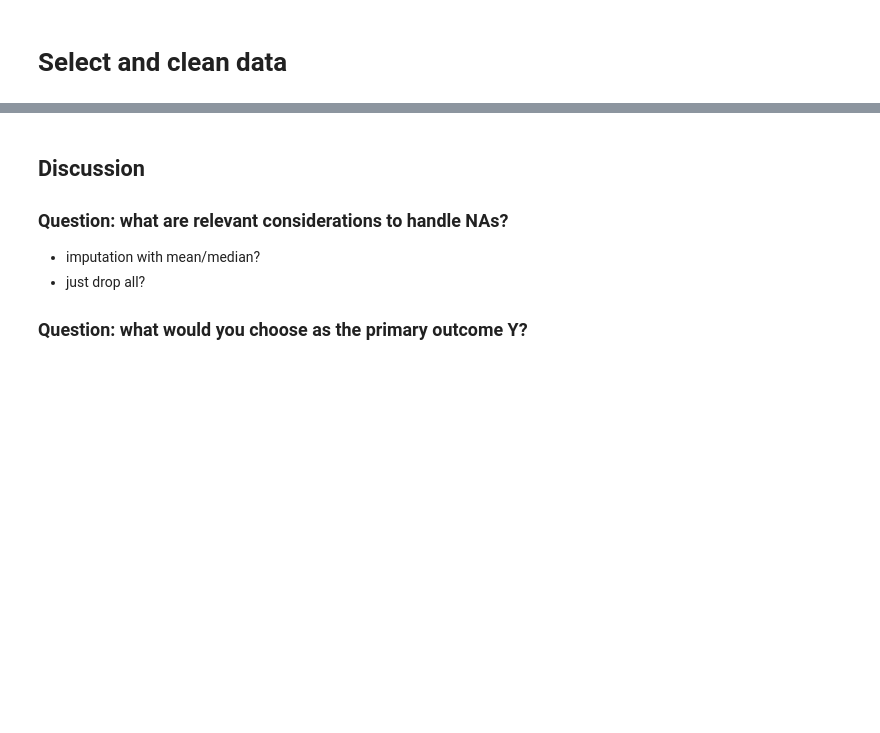
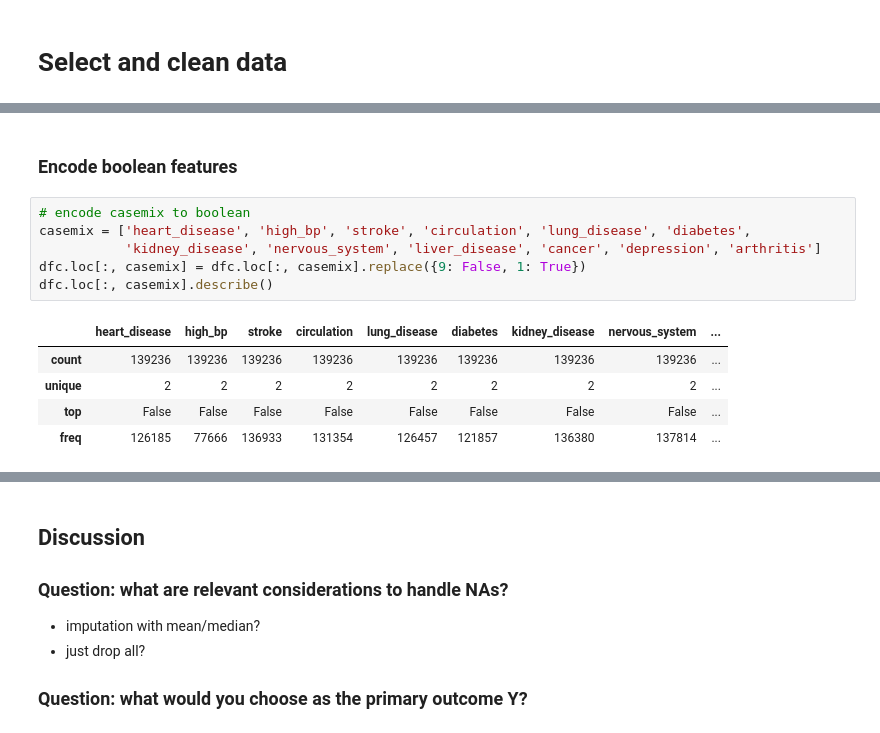
Before and after one commit to EAISI/application-project-nhs-proms, a Jupyter notebook: notebooks/3.0-data-preparation.ipynb, the cells around one changed output, grey strips where cells are left out. Saved outputs shown, nothing was run; the diff lists cells and outputs as text; blank space fills up the shorter version.

```diff
--- a/notebooks/3.0-data-preparation.ipynb
+++ b/notebooks/3.0-data-preparation.ipynb
@@ -117,0 +100,14 @@ volume_provider_year.loc[:, list(top10.index)].plot(figsize=M);
+# %% [markdown]
+### Encode boolean features
+# %%
+# encode casemix to boolean
+casemix = ['heart_disease', 'high_bp', 'stroke', 'circulation', 'lung_disease', 'diabetes',
+           'kidney_disease', 'nervous_system', 'liver_disease', 'cancer', 'depression', 'arthritis']
+dfc.loc[:, casemix] = dfc.loc[:, casemix].replace({9: False, 1: True})
+dfc.loc[:, casemix].describe()
+# %% [output]
+|  | heart_disease | high_bp | stroke | circulation | lung_disease | diabetes | kidney_disease | nervous_system | ... |
+| count | 139236 | 139236 | 139236 | 139236 | 139236 | 139236 | 139236 | 139236 | ... |
+| unique | 2 | 2 | 2 | 2 | 2 | 2 | 2 | 2 | ... |
+| top | False | False | False | False | False | False | False | False | ... |
+| freq | 126185 | 77666 | 136933 | 131354 | 126457 | 121857 | 136380 | 137814 | ... |
```
Also changed, not shown: parts of 25 cells of this notebook.
